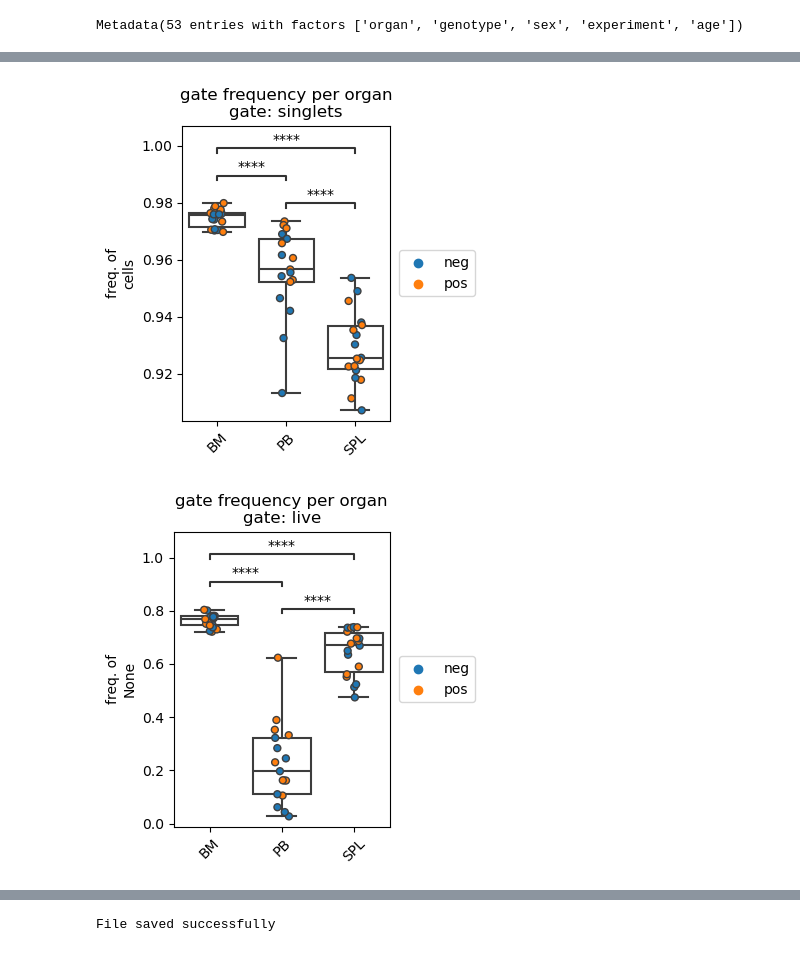
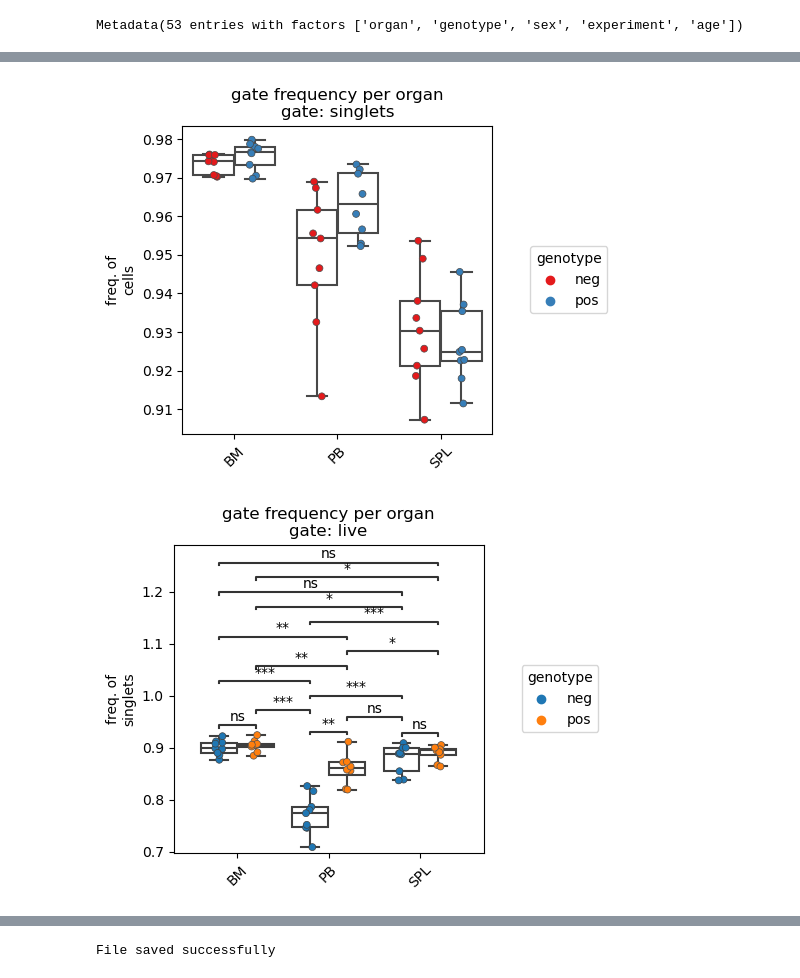
Before and after one commit to rgb-lab/FACSPy, a Jupyter notebook: vignettes/mouse_lineages/02_analysis_quality_control.ipynb, the cells around one changed output, grey strips where cells are left out. Saved outputs shown, nothing was run; the diff lists cells and outputs as text; code cells hidden in the pictures.

```diff
--- a/vignettes/mouse_lineages/02_analysis_quality_control.ipynb
+++ b/vignettes/mouse_lineages/02_analysis_quality_control.ipynb
@@ -103,17 +208,22 @@ fp.pl.gate_frequency(dataset,
 # %%
+# we disable the statistical testing
 fp.pl.gate_frequency(dataset,
                      gate = "singlets",
+                     freq_of = "parent",
                      groupby = "organ",
-                     colorby = "genotype",
-                     freq_of = "parent",
+                     splitby = "genotype",
+                     stat_test = False,
                      figsize = (4,4))
 # %% [output]
-[figure, old version]
+[figure, new version]
 # %%
+# the cmap parameter sets the coloring of the data points
 fp.pl.gate_frequency(dataset,
                      gate = "live",
+                     freq_of = "parent",
                      groupby = "organ",
-                     colorby = "genotype",
+                     splitby = "genotype",
+                     cmap = "tab10",
                      figsize = (4,4))
 # %% [output]
-[figure, old version]
+[figure, new version]
```
Also changed, not shown: parts of 20 cells of this notebook, 4 other files.
